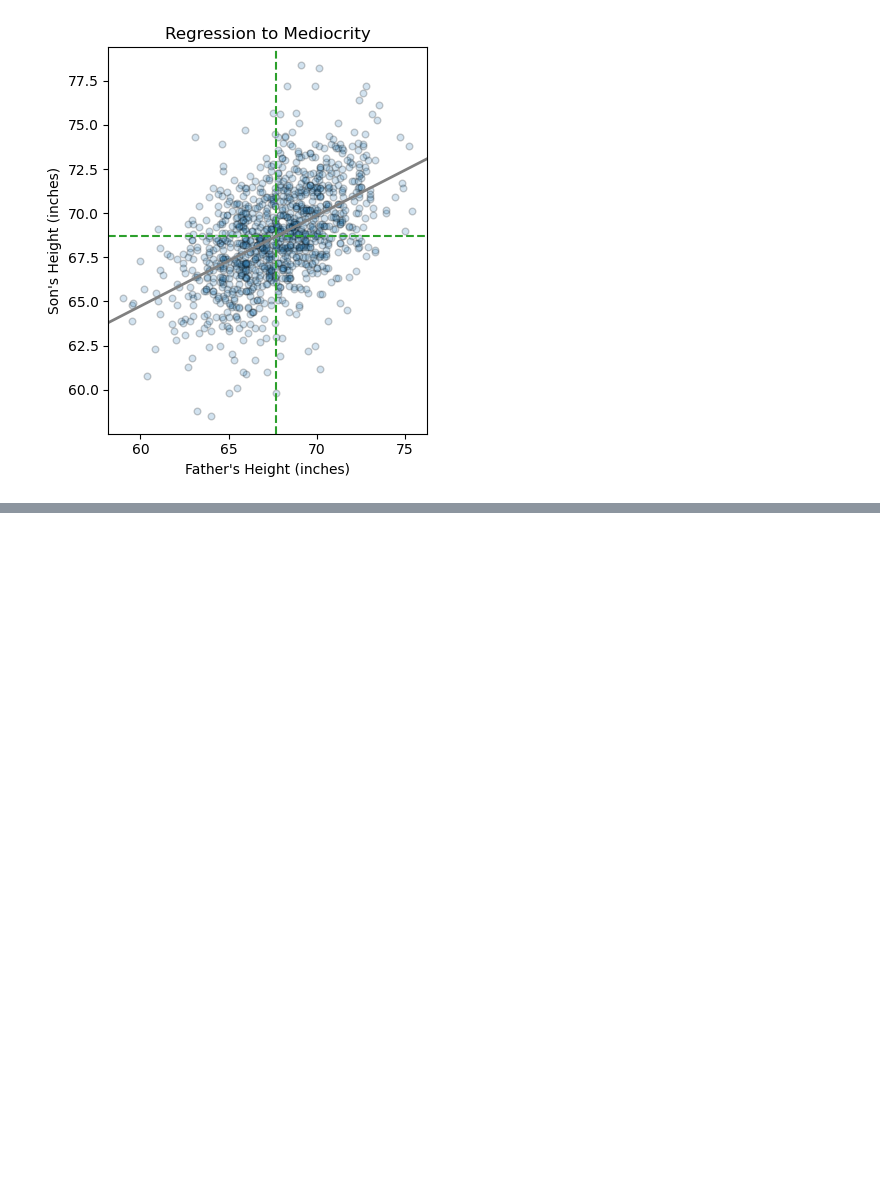
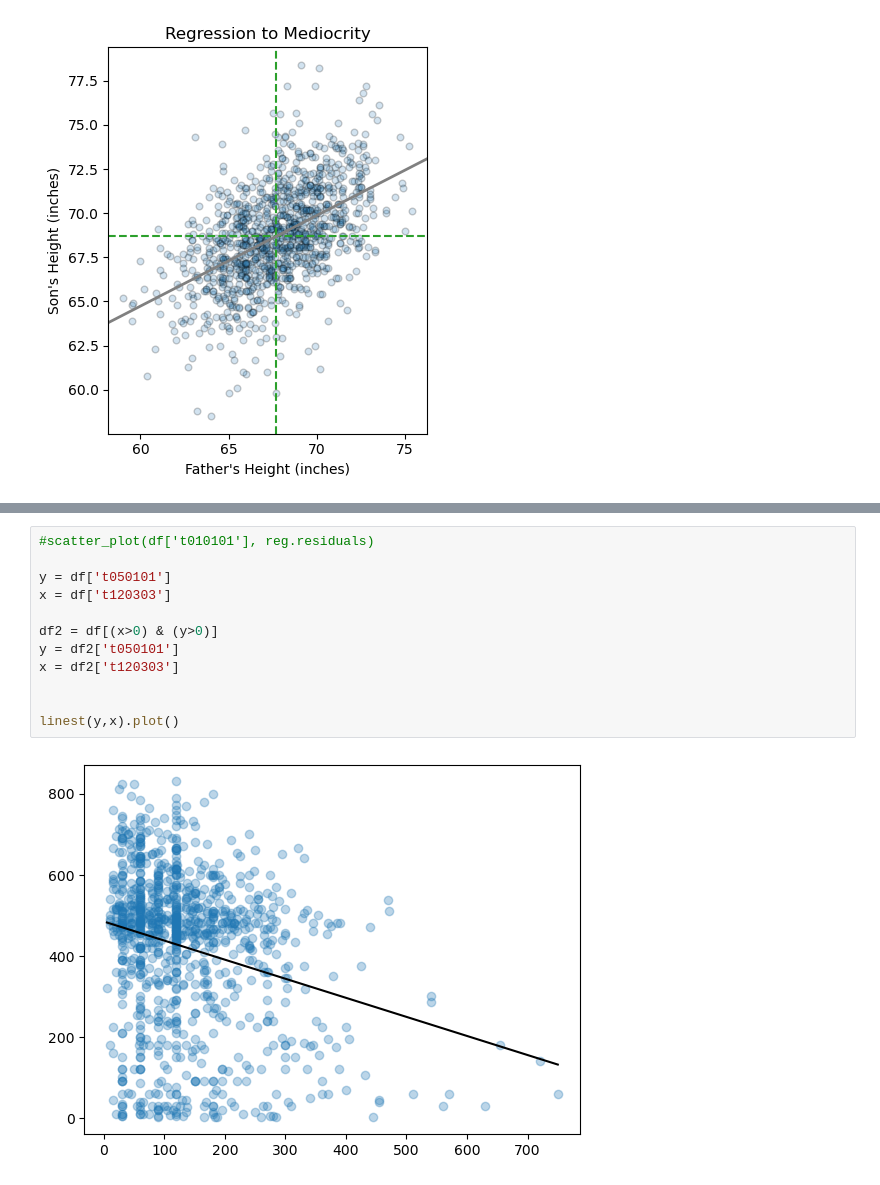
Before and after one commit to alexanderthclark/Stats1101, a Jupyter notebook: helpers/regressionHelper.ipynb, the cells around one changed output, grey strips where cells are left out. Drawn from its saved outputs; the diff is of its cells as text; blank space fills up the shorter version.

```diff
--- a/helpers/regressionHelper.ipynb
+++ b/helpers/regressionHelper.ipynb
@@ -546,0 +583,14 @@ show(column(div, p))
+# %%
+#scatter_plot(df['t010101'], reg.residuals)
+
+y = df['t050101']
+x = df['t120303']
+
+df2 = df[(x>0) & (y>0)]
+y = df2['t050101']
+x = df2['t120303']
+
+
+linest(y,x).plot()
+# %% [output]
+[figure, added]
```
Also changed, not shown: parts of 18 cells of this notebook, 8 other files.
